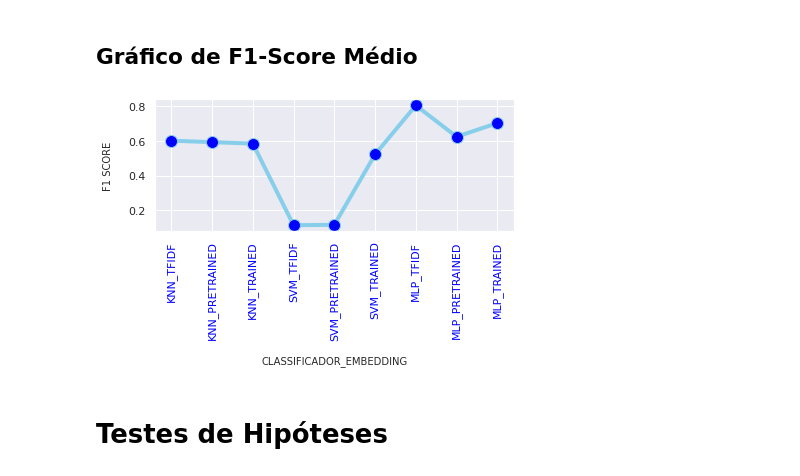
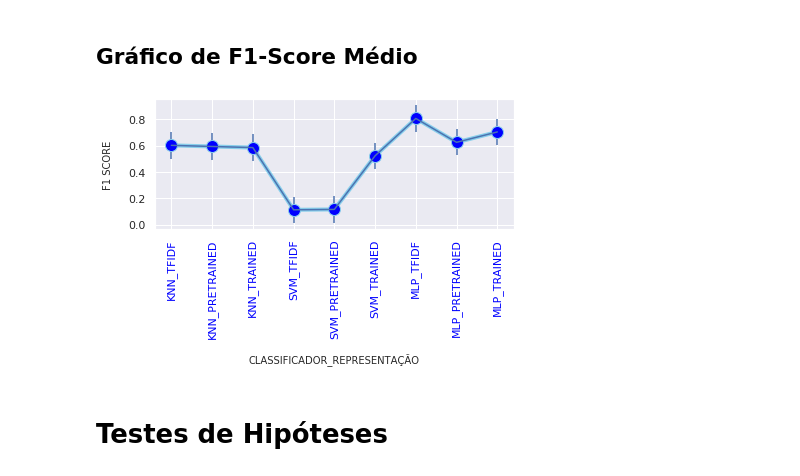
Before and after one commit to danieljunior/machine-leaning-2020.1, a Jupyter notebook: notebooks/Análise de Resultados.ipynb, the cells around one changed output. Drawn from its saved outputs; the diff is of its cells as text; code cells hidden in the pictures.

```diff
--- a/notebooks/Análise de Resultados.ipynb
+++ b/notebooks/Análise de Resultados.ipynb
@@ -46,19 +44,22 @@ recall = pd.DataFrame(columns=columns, data=np.array(recall_lists).T)
 # %%
 f1T = f1score.T.reset_index()
 f1T['average'] = f1T.mean(axis=1)
 
-plt.plot( 'index', 'average', data=f1T, marker='o', markerfacecolor='blue', markersize=12, color='skyblue', linewidth=4)
-plt.xlabel('CLASSIFICADOR_EMBEDDING', fontsize=10, labelpad=15)
+plt.plot( 'index', 'average', data=f1T, marker='o', markerfacecolor='blue', markersize=12, color='skyblue',
+         linewidth=4)
+plt.errorbar(f1T.index, f1T.average, yerr=0.1)
+
+plt.xlabel('CLASSIFICADOR_REPRESENTAÇÃO', fontsize=10, labelpad=15)
 plt.ylabel('F1 SCORE', fontsize=10, labelpad=15)
 
 plt.xticks(rotation=90, color='blue')
 plt.tight_layout()
 plt.gcf()
-plt.savefig('f1score_mean.png', bbox_inches = "tight")
+plt.savefig('f1score_mean_validation.png', bbox_inches = "tight")
 plt.show()
 # plt.legend()
 # %% [output]
-[figure, old version]
+[figure, new version]
 # %% [markdown]
 # Testes de Hipóteses
 # %% [markdown]
```
Also changed, not shown: parts of 9 cells of this notebook, 8 other files.
